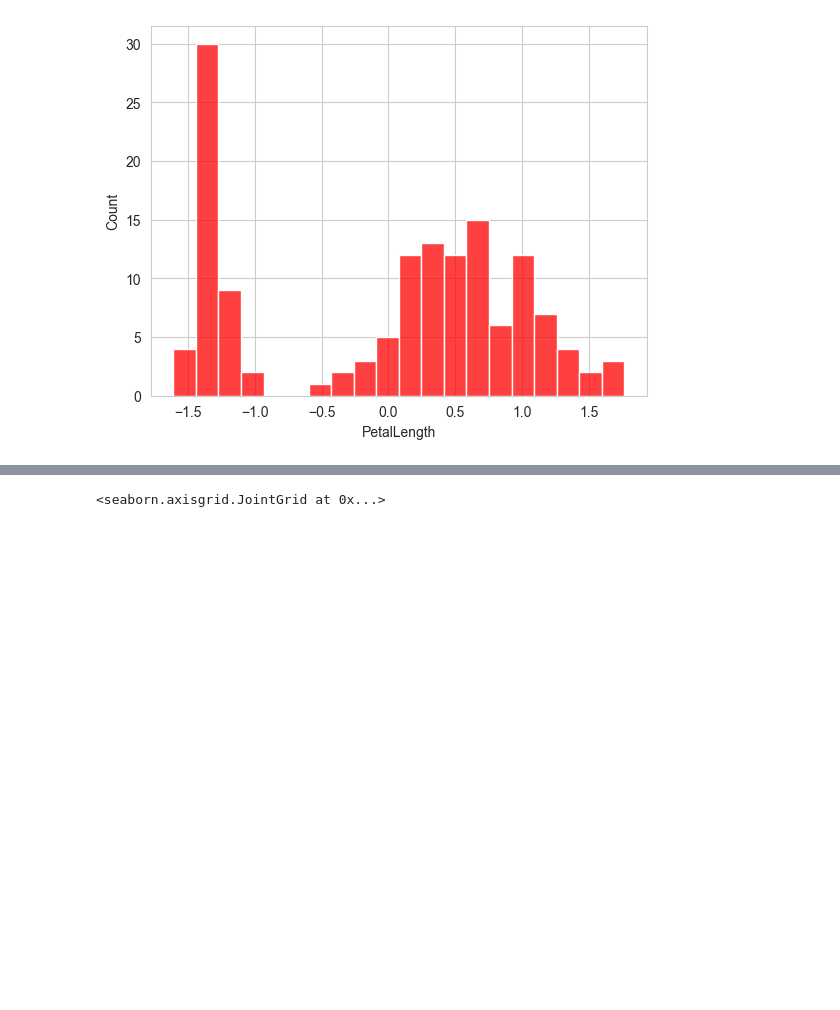
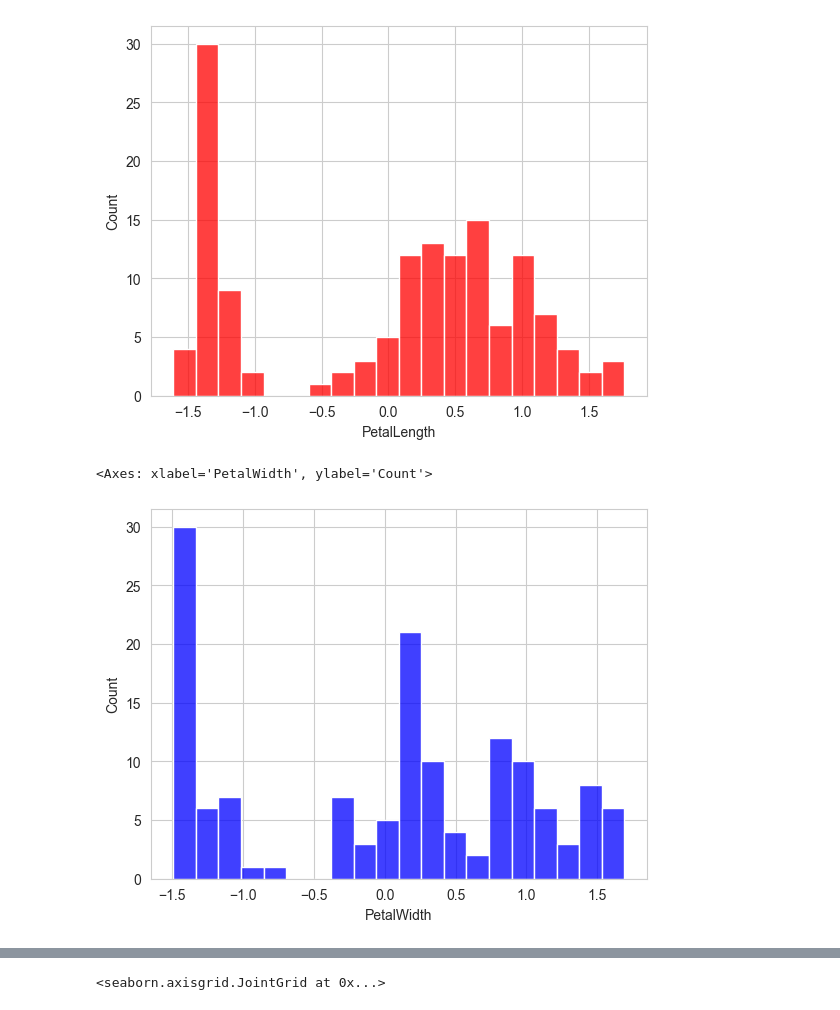
Before and after one commit to KrishnanditoLksn/MachineLearning_101, a Jupyter notebook: praktikkum/pertemuan3/iris_klastering.ipynb, the cells around one changed output, grey strips where cells are left out. Cells and saved outputs as stored; diff of their text form; code cells hidden in the pictures; blank space fills up the shorter version.

```diff
--- a/praktikkum/pertemuan3/iris_klastering.ipynb
+++ b/praktikkum/pertemuan3/iris_klastering.ipynb
@@ -465,4 +463,9 @@ sns.histplot(clean_iris_df['PetalLength'], bins=20, color='red')
 # %% [output]
 <Axes: xlabel='PetalLength', ylabel='Count'>
 [figure]
+# %%
+sns.histplot(clean_iris_df['PetalWidth'], bins=20, color='blue')
+# %% [output]
+<Axes: xlabel='PetalWidth', ylabel='Count'>
+[figure, added]
 # %%
```
Also changed, not shown: parts of 32 cells of this notebook.
